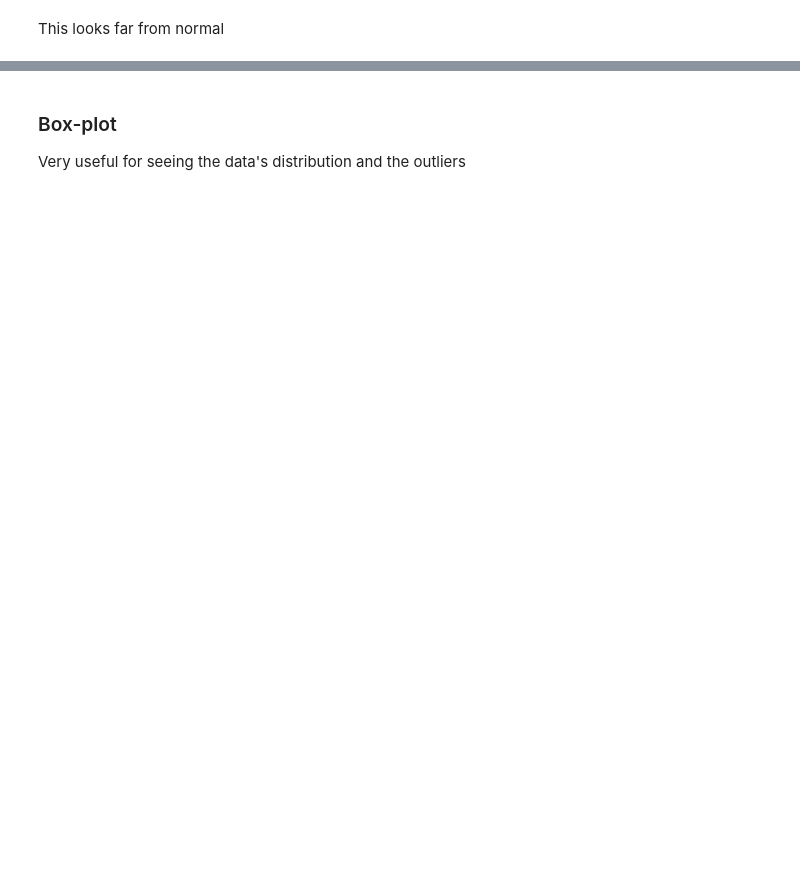
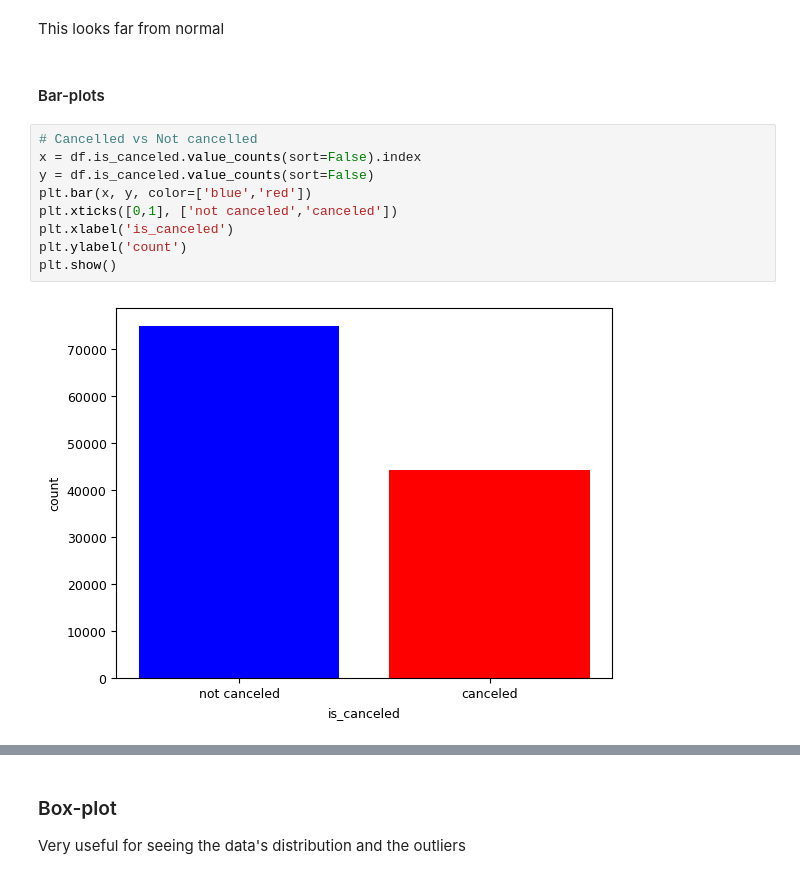
Before and after one commit to midoplays/DAProject, a Jupyter notebook: project.ipynb, the cells around one changed output, grey strips where cells are left out. Drawn from its saved outputs; the diff is of its cells as text; blank space fills up the shorter version.

```diff
--- a/project.ipynb
+++ b/project.ipynb
@@ -431,2 +436,15 @@ py.show()
 # %% [markdown]
 This looks far from normal
+# %% [markdown]
+#### Bar-plots
+# %%
+# Cancelled vs Not cancelled
+x = df.is_canceled.value_counts(sort=False).index
+y = df.is_canceled.value_counts(sort=False)
+plt.bar(x, y, color=['blue','red'])
+plt.xticks([0,1], ['not canceled','canceled'])
+plt.xlabel('is_canceled')
+plt.ylabel('count')
+plt.show()
+# %% [output]
+[figure, added]
```
Also changed, not shown: parts of 14 cells of this notebook.
